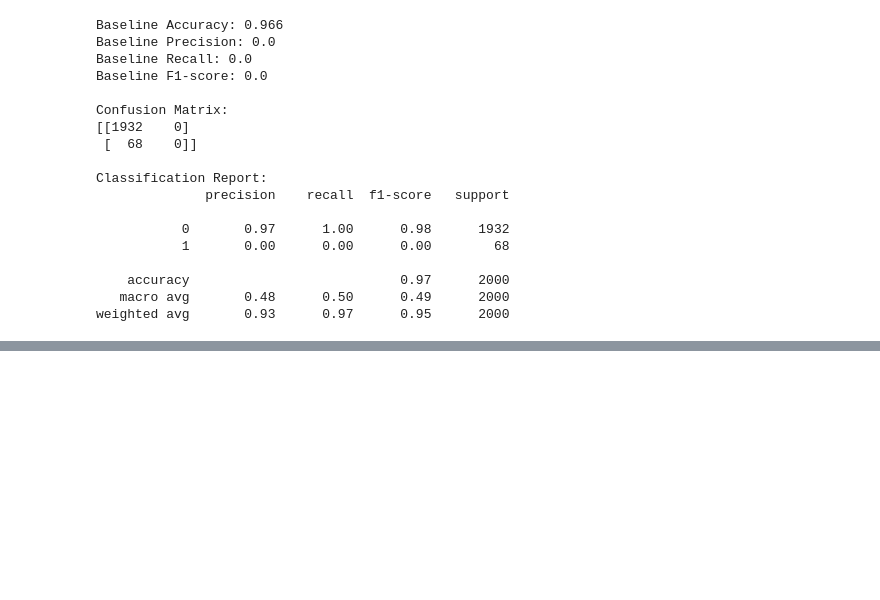
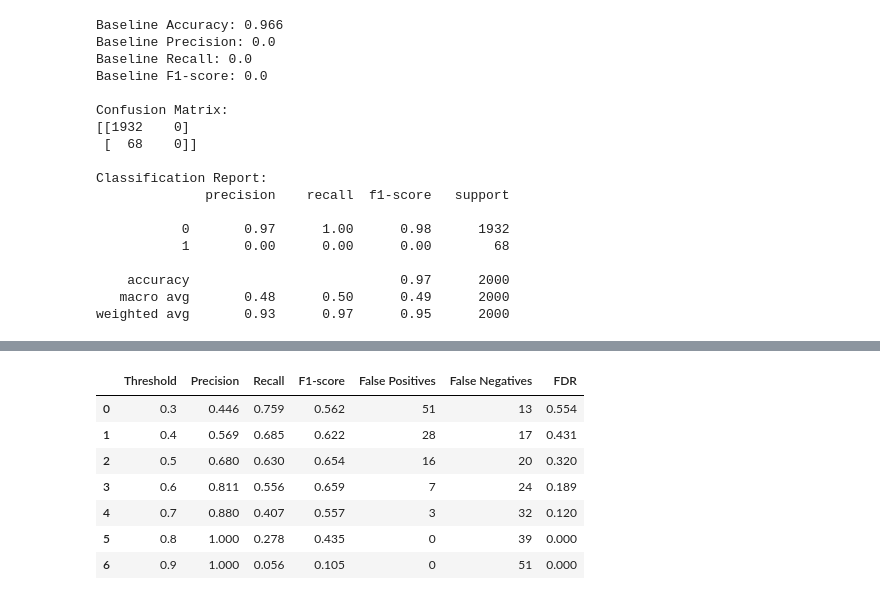
Before and after one commit to FayrouzWaleed/industrial-predictive-maintenance, a Jupyter notebook: notebooks/predictive_maintenance.ipynb, the cells around one changed output, grey strips where cells are left out. Drawn from its saved outputs; the diff is of its cells as text; code cells hidden in the pictures; blank space fills up the shorter version.

Commit message:
Add Initial Trained and Tuned Models

```diff
--- a/notebooks/predictive_maintenance.ipynb
+++ b/notebooks/predictive_maintenance.ipynb
@@ -457,0 +762,18 @@ weighted avg       0.93      0.97      0.95      2000
+# %%
+thresholds = [0.1, 0.2, 0.3, 0.4, 0.5, 0.6, 0.7, 0.8, 0.9]
+
+results = []
+
+for threshold in thresholds:
+    y_val_pred = (y_val_proba >= threshold).astype(int)
+
+    results.append({
+        "Threshold": threshold,
+        "Precision": precision_score(y_val, y_val_pred, zero_division=0),
+        "Recall": recall_score(y_val, y_val_pred, zero_division=0),
+        "F1-score": f1_score(y_val, y_val_pred, zero_division=0)
+    })
+
+threshold_results = pd.DataFrame(results)
+
+display(threshold_results.round(3))
@@ -457,0 +845,2 @@ weighted avg       0.93      0.97      0.95      2000
+# %%
+random_forest_model.fit(X_train_new, y_train_new)
@@ -457,0 +862,42 @@ weighted avg       0.93      0.97      0.95      2000
+# %%
+y_val_proba_rf = random_forest_model.predict_proba(X_val)[:, 1]
+
+thresholds = [0.3, 0.4, 0.5, 0.6, 0.7, 0.8, 0.9]
+
+results_rf = []
+
+for threshold in thresholds:
+    y_val_pred = (y_val_proba_rf >= threshold).astype(int)
+
+    tn, fp, fn, tp = confusion_matrix(
+        y_val, y_val_pred, labels=[0, 1]
+    ).ravel()
+
+    results_rf.append({
+        "Threshold": threshold,
+        "Precision": precision_score(
+            y_val, y_val_pred, zero_division=0
+        ),
+        "Recall": recall_score(
+            y_val, y_val_pred, zero_division=0
+        ),
+        "F1-score": f1_score(
+            y_val, y_val_pred, zero_division=0
+        ),
+        "False Positives": fp,
+        "False Negatives": fn,
+        "FDR": fp / (fp + tp) if (fp + tp) > 0 else 0
+    })
+
+rf_threshold_results = pd.DataFrame(results_rf)
+
+display(rf_threshold_results.round(3))
+# %% [output]
+|  | Threshold | Precision | Recall | F1-score | False Positives | False Negatives | FDR |
+| 0 | 0.3 | 0.446 | 0.759 | 0.562 | 51 | 13 | 0.554 |
+| 1 | 0.4 | 0.569 | 0.685 | 0.622 | 28 | 17 | 0.431 |
+| 2 | 0.5 | 0.680 | 0.630 | 0.654 | 16 | 20 | 0.320 |
+| 3 | 0.6 | 0.811 | 0.556 | 0.659 | 7 | 24 | 0.189 |
+| 4 | 0.7 | 0.880 | 0.407 | 0.557 | 3 | 32 | 0.120 |
+| 5 | 0.8 | 1.000 | 0.278 | 0.435 | 0 | 39 | 0.000 |
+| 6 | 0.9 | 1.000 | 0.056 | 0.105 | 0 | 51 | 0.000 |
```
Also changed, not shown: parts of 24 cells of this notebook.
